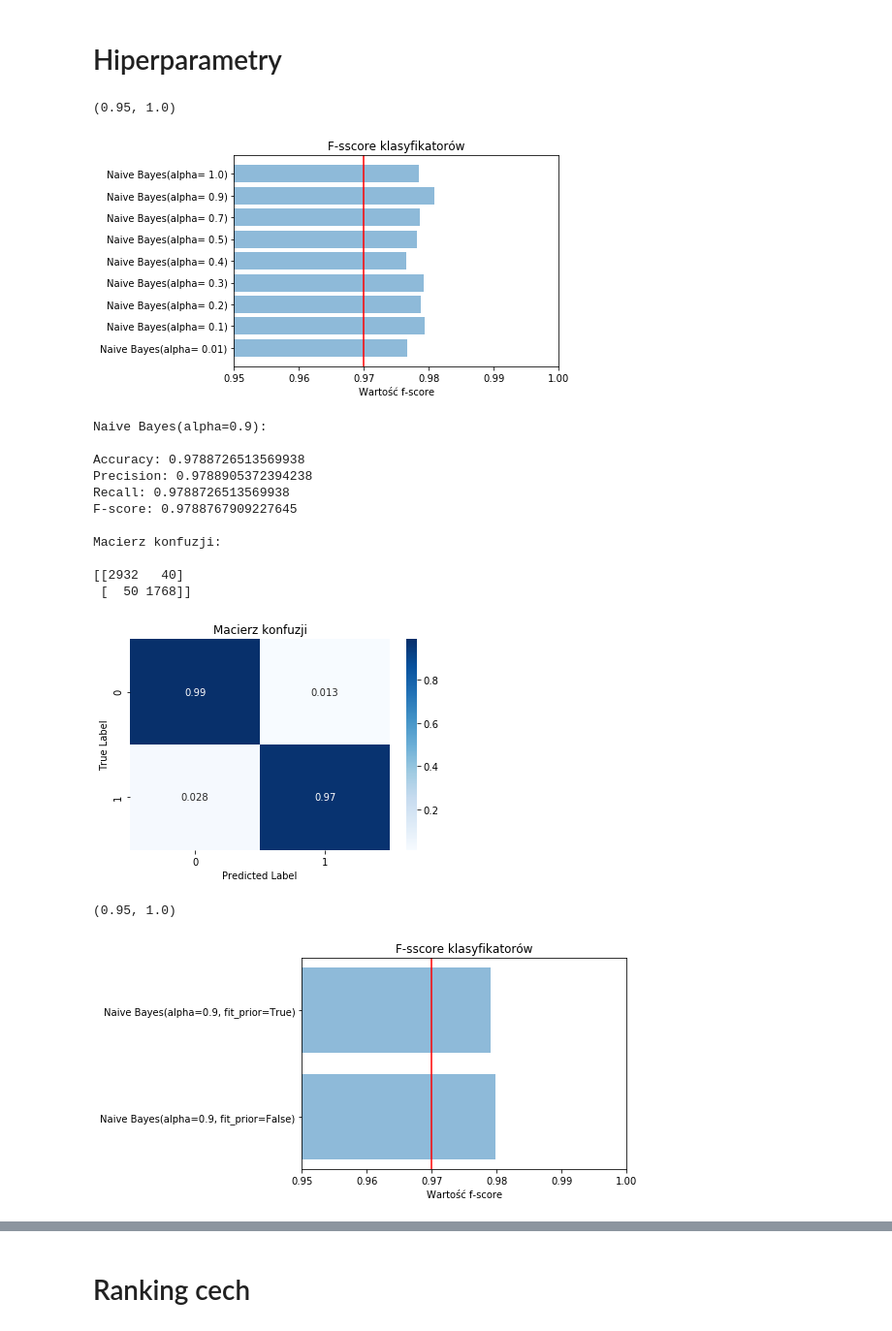
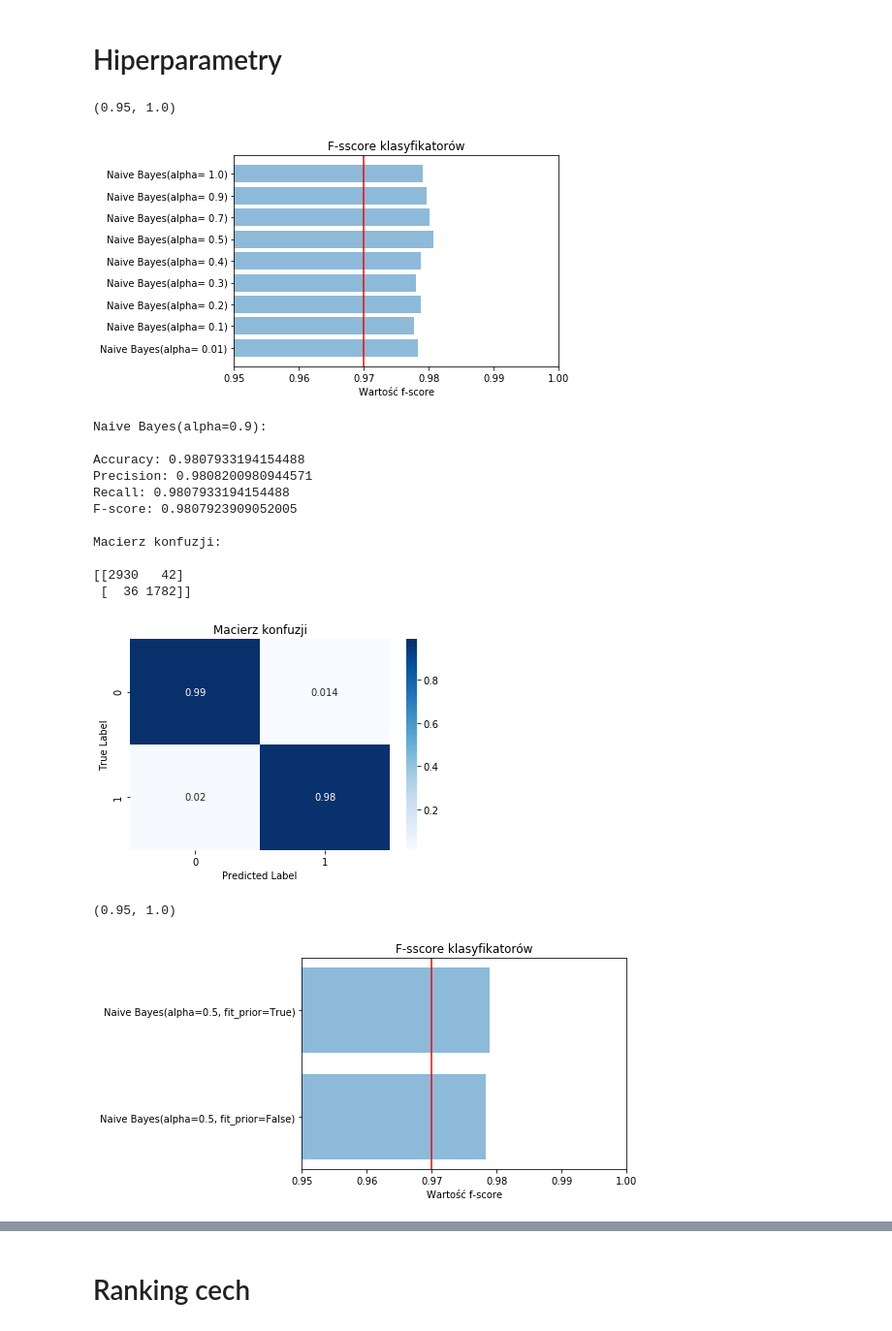
Before and after one commit to Torak28/Analityka_Eksploracja_Danych, a Jupyter notebook: 2_Data_Mining/Data_Mining.ipynb, the cells around one changed output, grey strips where cells are left out. Shown at 97% size. Drawn from its saved outputs; the diff is of its cells as text; code cells hidden in the pictures.

```diff
--- a/2_Data_Mining/Data_Mining.ipynb
+++ b/2_Data_Mining/Data_Mining.ipynb
@@ -56,12 +56,12 @@ def calculateStats(model, name, data):
 
     for i in range(0, 5):
         kf = KFold(n_splits = 2, shuffle = True)
-        result = next(kf.split(datContent), None)
+        result = next(kf.split(data), None)
 
-        train1 = datContent.iloc[result[0]]
-        test1 =  datContent.iloc[result[1]]
-        train2 = datContent.iloc[result[1]]
-        test2 =  datContent.iloc[result[0]]
+        train1 = data.iloc[result[0]]
+        test1 =  data.iloc[result[1]]
+        train2 = data.iloc[result[1]]
+        test2 =  data.iloc[result[0]]
 
         # fold 1
         clf = model
@@ -266,44 +266,44 @@ plt.title('F-sscore klasyfikatorów')
 plt.xlim(0.95, 1.0)
 # %% [output]
 (0.95, 1.0)
-[figure, old version]
+[figure, new version]
 # %%
-do_the_thing(MultinomialNB(alpha=0.9), name='Naive Bayes(alpha=0.9)', data=datContent)
+do_the_thing(MultinomialNB(alpha=0.5), name='Naive Bayes(alpha=0.9)', data=datContent)
 # %% [output]
 Naive Bayes(alpha=0.9):
 
-Accuracy: 0.9788726513569938
-Precision: 0.9788905372394238
-Recall: 0.9788726513569938
-F-score: 0.9788767909227645
+Accuracy: 0.9807933194154488
+Precision: 0.9808200980944571
+Recall: 0.9807933194154488
+F-score: 0.9807923909052005
 
 Macierz konfuzji:
 
-[[2932   40]
- [  50 1768]]
+[[2930   42]
+ [  36 1782]]
 [figure]
 # %%
 all_fscores = []
 names = []
 fit_priors = [False, True]
 
 for fit_prior in fit_priors:
-    name = 'Naive Bayes(alpha=0.9, fit_prior=' + str(fit_prior) + ')'
-    accuracy, precision, recall, fscore, cm = calculateStats(MultinomialNB(alpha=0.9, fit_prior=fit_prior), name, datContent)
+    name = 'Naive Bayes(alpha=0.5, fit_prior=' + str(fit_prior) + ')'
+    accuracy, precision, recall, fscore, cm = calculateStats(MultinomialNB(alpha=0.5, fit_prior=fit_prior), name, datContent)
     all_fscores.append(fscore)
     names.append(name)
 
 fig = plt.figure()
 
 X = names
 Y = all_fscores
 
 plt.barh(X, Y, alpha=0.5)
 plt.axvline(x=.97, color='r')
 plt.xlabel('Wartość f-score')
 plt.title('F-sscore klasyfikatorów')
 plt.xlim(0.95, 1.0)
 # %% [output]
 (0.95, 1.0)
-[figure, old version]
+[figure, new version]
 # %%
```
Also changed, not shown: parts of 42 cells of this notebook.
